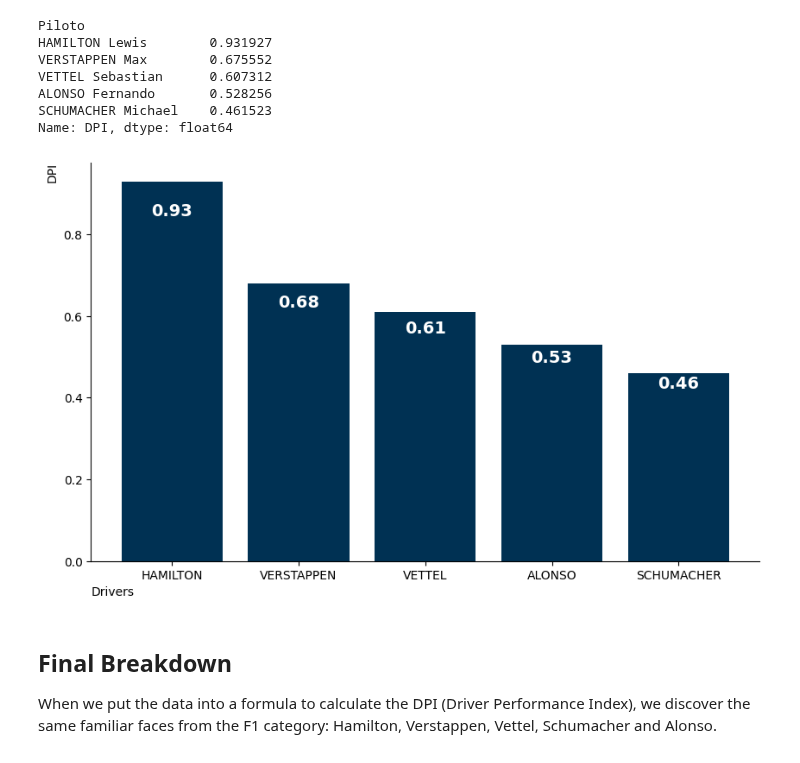
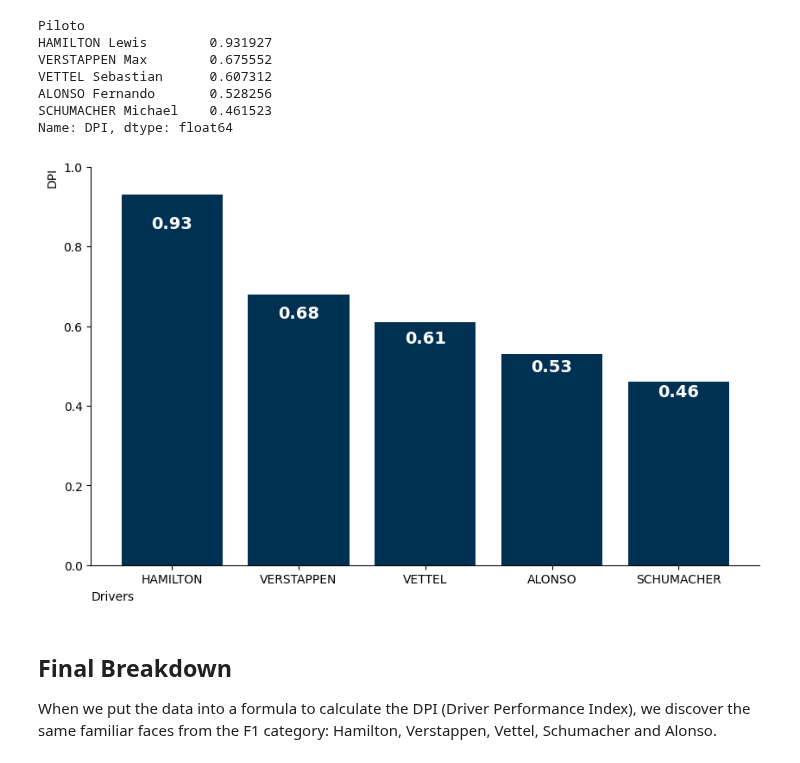
Before and after one commit to Thiago-Nassiben-Freri/driver-performance-index, a Jupyter notebook: analysis.ipynb, the cells around one changed output. Saved outputs shown, nothing was run; the diff lists cells and outputs as text; code cells hidden in the pictures.

Commit message:
I set a ylim in the last chart

```diff
--- a/analysis.ipynb
+++ b/analysis.ipynb
@@ -623,34 +623,37 @@ fig, ax = plt.subplots(figsize=(10, 6))
 
 # Variables
 drivers = drivers
 dpi = dpi
 
 # Ploting
 bars = plt.bar(drivers, dpi, color="#003153")
 
 # Set a data label
 for bar in bars:
     height = bar.get_height()
     ax.text(
         bar.get_x() + bar.get_width() / 2,
         height * 0.90,
         f"{height}",
         ha="center", va="bottom",
         fontsize=14, color="white",
         fontweight="bold"
     )
 
 # Set a name in axis
 ax.set_ylabel("DPI", loc="top")
 ax.set_xlabel("Drivers", loc="left")
 
+# Set a limit in y-axis
+ax.set_ylim(0, 1)
+
 # Remove the borders
 ax.spines[["top", "right"]].set_visible(False)
 
 # Show
 plt.show()
 # %% [output]
-[figure, old version]
+[figure, new version]
 # %% [markdown]
 ## Final Breakdown
 
```
